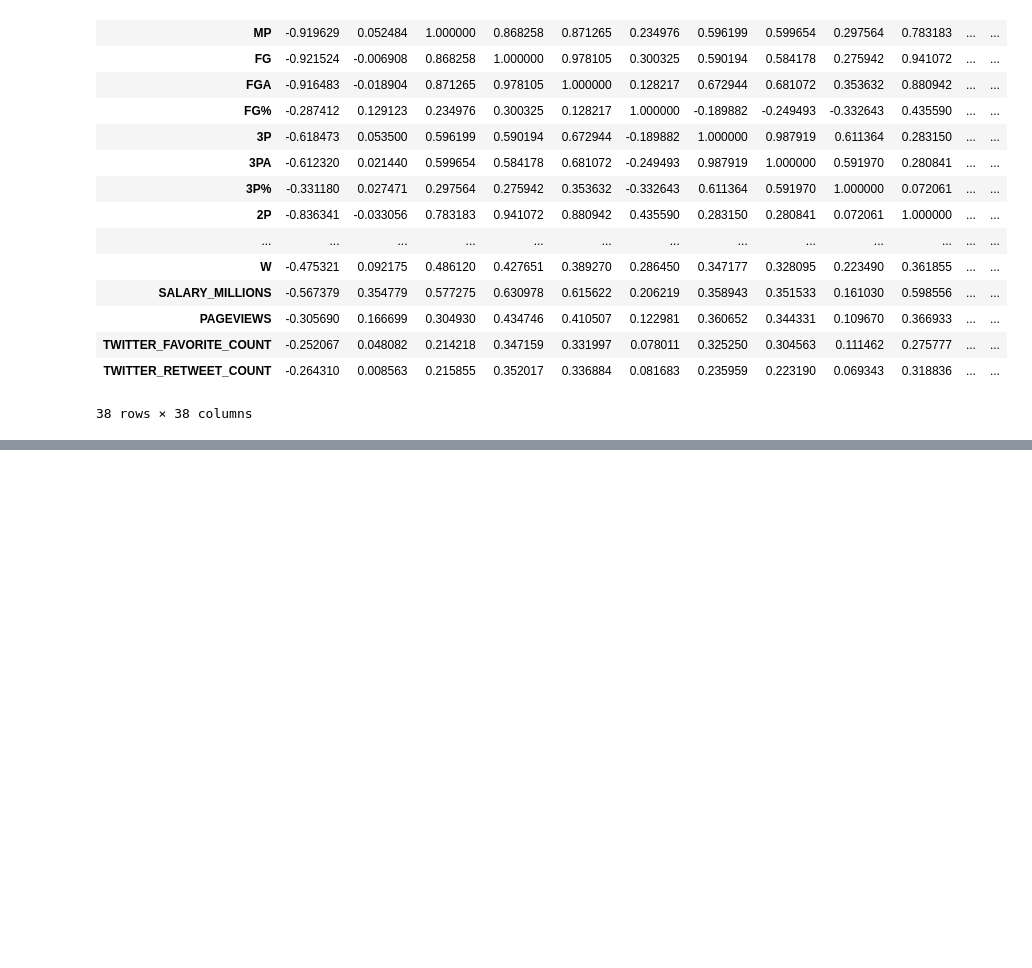
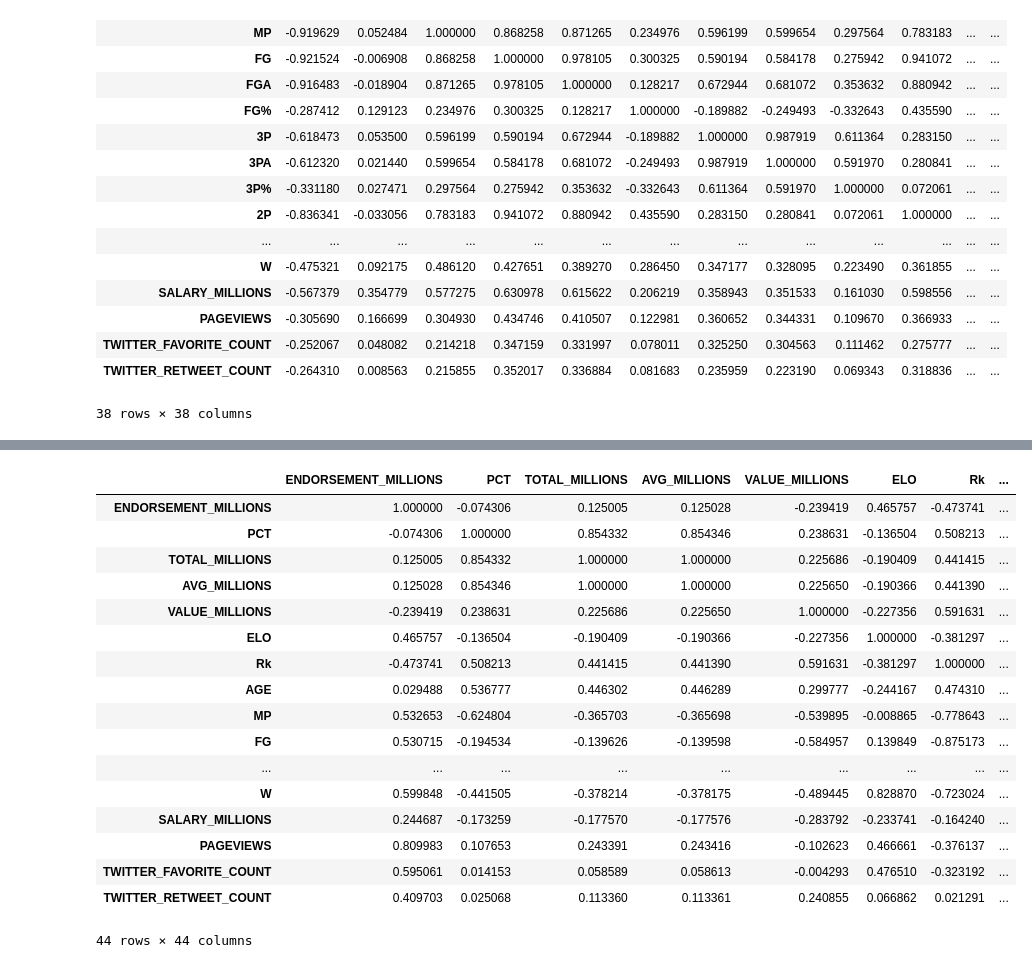
Before and after one commit to noahgift/socialpowernba, a Jupyter notebook: notebooks/nba_player_power_influence_performance.ipynb, the cells around one changed output, grey strips where cells are left out. Saved outputs shown, nothing was run; the diff lists cells and outputs as text; code cells hidden in the pictures; blank space fills up the shorter version.

```diff
--- a/notebooks/nba_player_power_influence_performance.ipynb
+++ b/notebooks/nba_player_power_influence_performance.ipynb
@@ -315,3 +312,7 @@ nba_players_with_salary_wiki_twitter_df.corr()
 | TWITTER_FAVORITE_COUNT | -0.252067 | 0.048082 | 0.214218 | 0.347159 | 0.331997 | 0.078011 | 0.325250 | 0.304563 | 0.111462 | 0.275777 | ... | ... |
 | TWITTER_RETWEET_COUNT | -0.264310 | 0.008563 | 0.215855 | 0.352017 | 0.336884 | 0.081683 | 0.235959 | 0.223190 | 0.069343 | 0.318836 | ... | ... |
 38 rows × 38 columns
+# %%
+endorsement_df = pd.read_csv("../data/nba_2017_endorsements.csv")
+endorsement_df.rename(columns={'NAME': 'PLAYER'}, inplace=True)
+endorsement_df.head()
@@ -317,0 +326,5 @@ nba_players_with_salary_wiki_twitter_df.corr()
+# %%
+endorsement_value_df = endorsement_df.merge(attendance_valuation_elo_df)
+endorsement_value_df.drop("Unnamed: 0", inplace=True, axis=1)
+endorsement_value_df.drop("GMS", inplace=True, axis=1)
+endorsement_value_df.drop("SALARY_MILLIONS", inplace=True, axis=1)
@@ -317,0 +345,2 @@ nba_players_with_salary_wiki_twitter_df.corr()
+# %%
+endorsement_value_stats_df = endorsement_value_df.merge(nba_players_with_salary_wiki_twitter_df,how="inner", on="PLAYER")
@@ -317,0 +349,21 @@ nba_players_with_salary_wiki_twitter_df.corr()
+# %%
+endorsement_value_stats_df.corr()
+# %% [output]
+|  | ENDORSEMENT_MILLIONS | PCT | TOTAL_MILLIONS | AVG_MILLIONS | VALUE_MILLIONS | ELO | Rk | ... |
+| ENDORSEMENT_MILLIONS | 1.000000 | -0.074306 | 0.125005 | 0.125028 | -0.239419 | 0.465757 | -0.473741 | ... |
+| PCT | -0.074306 | 1.000000 | 0.854332 | 0.854346 | 0.238631 | -0.136504 | 0.508213 | ... |
+| TOTAL_MILLIONS | 0.125005 | 0.854332 | 1.000000 | 1.000000 | 0.225686 | -0.190409 | 0.441415 | ... |
+| AVG_MILLIONS | 0.125028 | 0.854346 | 1.000000 | 1.000000 | 0.225650 | -0.190366 | 0.441390 | ... |
+| VALUE_MILLIONS | -0.239419 | 0.238631 | 0.225686 | 0.225650 | 1.000000 | -0.227356 | 0.591631 | ... |
+| ELO | 0.465757 | -0.136504 | -0.190409 | -0.190366 | -0.227356 | 1.000000 | -0.381297 | ... |
+| Rk | -0.473741 | 0.508213 | 0.441415 | 0.441390 | 0.591631 | -0.381297 | 1.000000 | ... |
+| AGE | 0.029488 | 0.536777 | 0.446302 | 0.446289 | 0.299777 | -0.244167 | 0.474310 | ... |
+| MP | 0.532653 | -0.624804 | -0.365703 | -0.365698 | -0.539895 | -0.008865 | -0.778643 | ... |
+| FG | 0.530715 | -0.194534 | -0.139626 | -0.139598 | -0.584957 | 0.139849 | -0.875173 | ... |
+| ... | ... | ... | ... | ... | ... | ... | ... | ... |
+| W | 0.599848 | -0.441505 | -0.378214 | -0.378175 | -0.489445 | 0.828870 | -0.723024 | ... |
+| SALARY_MILLIONS | 0.244687 | -0.173259 | -0.177570 | -0.177576 | -0.283792 | -0.233741 | -0.164240 | ... |
+| PAGEVIEWS | 0.809983 | 0.107653 | 0.243391 | 0.243416 | -0.102623 | 0.466661 | -0.376137 | ... |
+| TWITTER_FAVORITE_COUNT | 0.595061 | 0.014153 | 0.058589 | 0.058613 | -0.004293 | 0.476510 | -0.323192 | ... |
+| TWITTER_RETWEET_COUNT | 0.409703 | 0.025068 | 0.113360 | 0.113361 | 0.240855 | 0.066862 | 0.021291 | ... |
+44 rows × 44 columns
```
Also changed, not shown: parts of 14 cells of this notebook, 7 other files.
